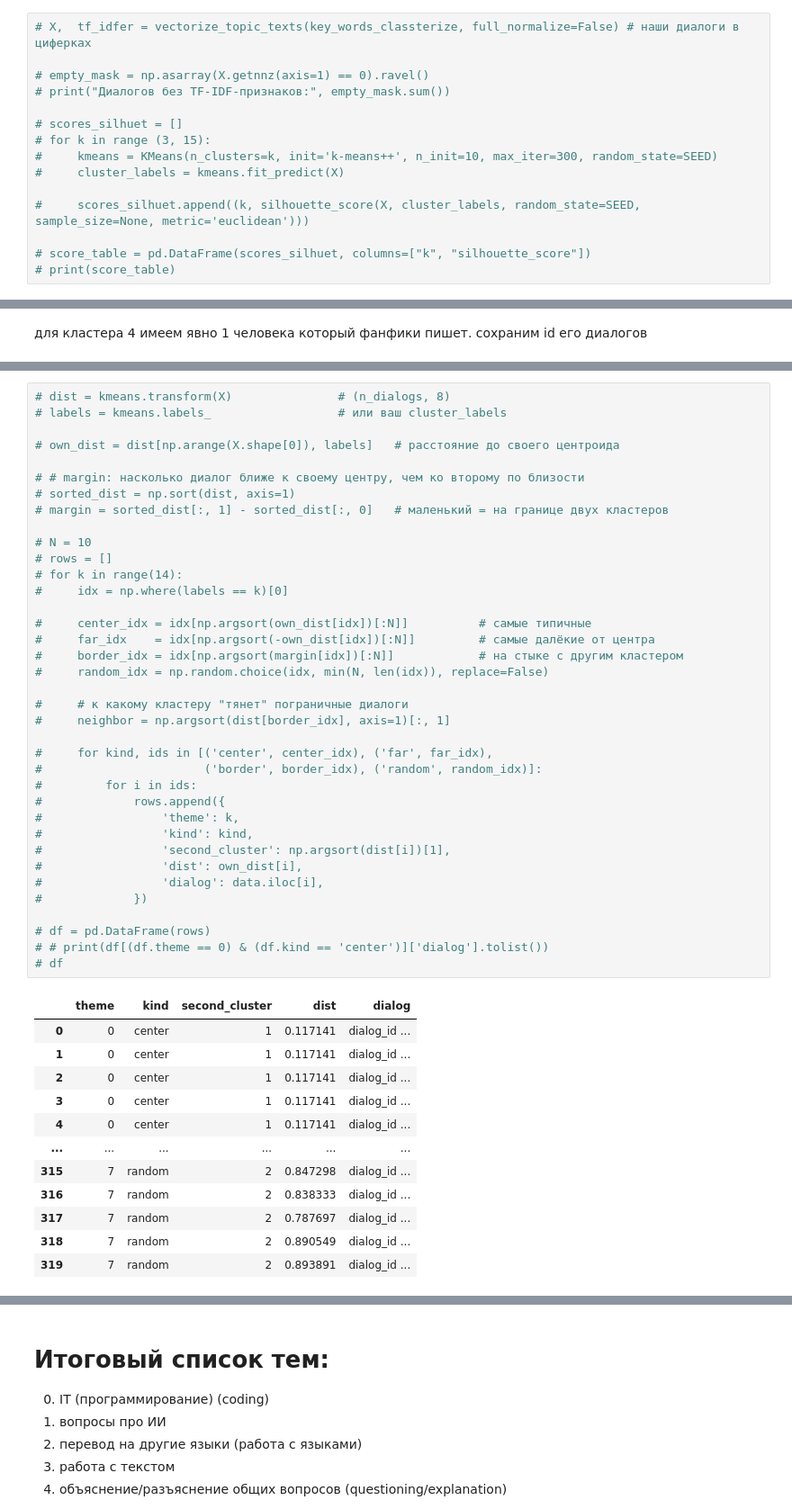
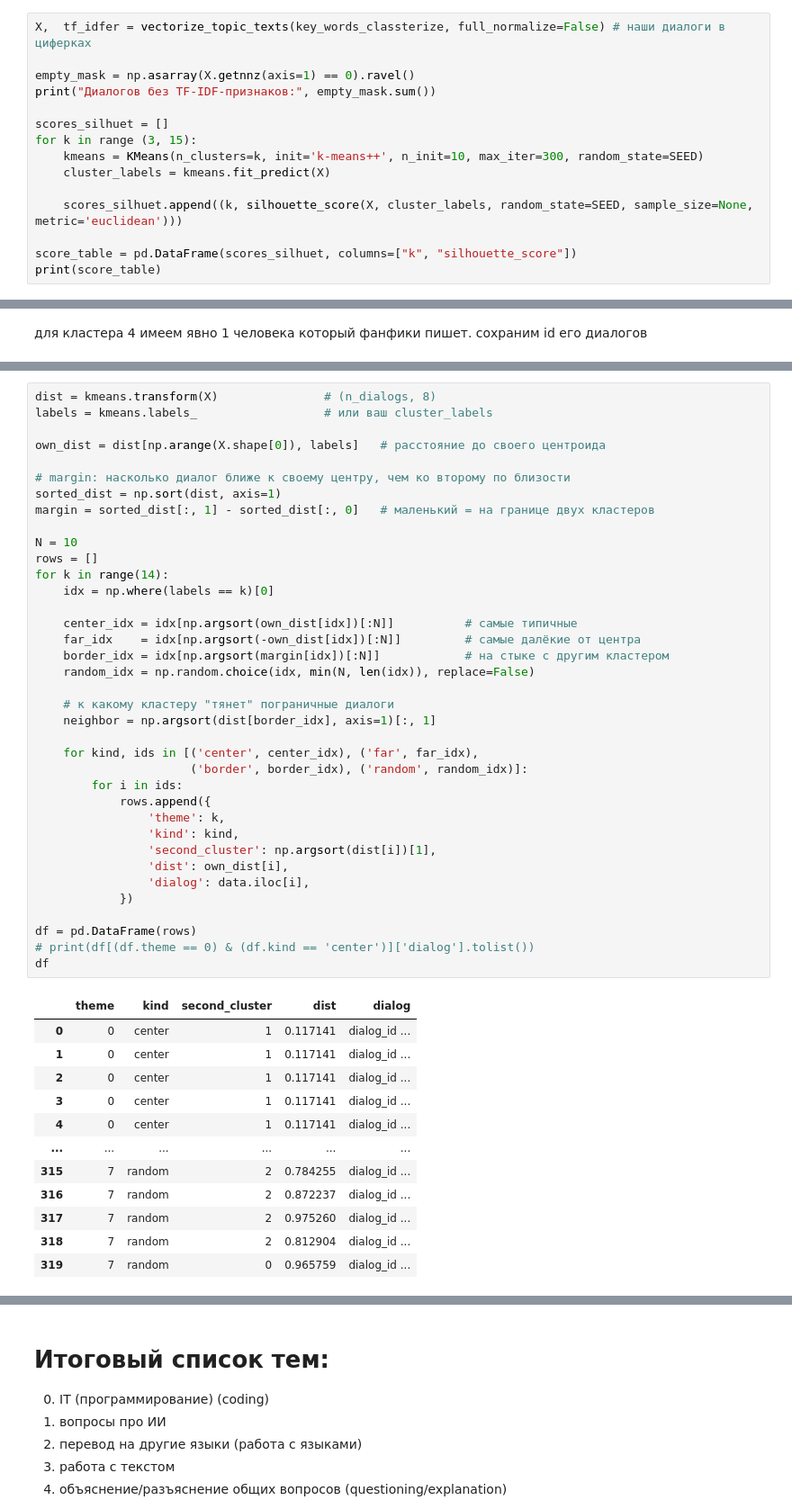
Before and after one commit to Half-Head/ML_homework, a Jupyter notebook: hw1/data_analyze.ipynb, the cells around one changed output, grey strips where cells are left out. Shown at 90% size. Drawn from its saved outputs; the diff is of its cells as text.

Commit message:
final test on hidden data

```diff
--- a/hw1/data_analyze.ipynb
+++ b/hw1/data_analyze.ipynb
@@ -225,17 +260,17 @@ for i in empty_indices[:20]:
 # %% [markdown]
 попробуем еще 1 тест: урежем normalize и попробуем с менее ограниченными словами посмотреть
 # %%
-# X,  tf_idfer = vectorize_topic_texts(key_words_classterize, full_normalize=False) # наши диалоги в циферках
+X,  tf_idfer = vectorize_topic_texts(key_words_classterize, full_normalize=False) # наши диалоги в циферках
 
-# empty_mask = np.asarray(X.getnnz(axis=1) == 0).ravel()
-# print("Диалогов без TF-IDF-признаков:", empty_mask.sum())
+empty_mask = np.asarray(X.getnnz(axis=1) == 0).ravel()
+print("Диалогов без TF-IDF-признаков:", empty_mask.sum())
 
-# scores_silhuet = []
-# for k in range (3, 15):
-#     kmeans = KMeans(n_clusters=k, init='k-means++', n_init=10, max_iter=300, random_state=SEED)
-#     cluster_labels = kmeans.fit_predict(X)
+scores_silhuet = []
+for k in range (3, 15):
+    kmeans = KMeans(n_clusters=k, init='k-means++', n_init=10, max_iter=300, random_state=SEED)
+    cluster_labels = kmeans.fit_predict(X)
 
-#     scores_silhuet.append((k, silhouette_score(X, cluster_labels, random_state=SEED, sample_size=None, metric='euclidean')))
+    scores_silhuet.append((k, silhouette_score(X, cluster_labels, random_state=SEED, sample_size=None, metric='euclidean')))
 
-# score_table = pd.DataFrame(scores_silhuet, columns=["k", "silhouette_score"])
-# print(score_table)
+score_table = pd.DataFrame(scores_silhuet, columns=["k", "silhouette_score"])
+print(score_table)
@@ -341,54 +391,54 @@ NameError: name 'X' is not defined
  'd75c7ff0b31',
  ...]
 # %%
-# dist = kmeans.transform(X)               # (n_dialogs, 8)
-# labels = kmeans.labels_                  # или ваш cluster_labels
+dist = kmeans.transform(X)               # (n_dialogs, 8)
+labels = kmeans.labels_                  # или ваш cluster_labels
 
-# own_dist = dist[np.arange(X.shape[0]), labels]   # расстояние до своего центроида
+own_dist = dist[np.arange(X.shape[0]), labels]   # расстояние до своего центроида
 
-# # margin: насколько диалог ближе к своему центру, чем ко второму по близости
-# sorted_dist = np.sort(dist, axis=1)
-# margin = sorted_dist[:, 1] - sorted_dist[:, 0]   # маленький = на границе двух кластеров
+# margin: насколько диалог ближе к своему центру, чем ко второму по близости
+sorted_dist = np.sort(dist, axis=1)
+margin = sorted_dist[:, 1] - sorted_dist[:, 0]   # маленький = на границе двух кластеров
 
-# N = 10
-# rows = []
-# for k in range(14):
-#     idx = np.where(labels == k)[0]
+N = 10
+rows = []
+for k in range(14):
+    idx = np.where(labels == k)[0]
 
-#     center_idx = idx[np.argsort(own_dist[idx])[:N]]          # самые типичные
-#     far_idx    = idx[np.argsort(-own_dist[idx])[:N]]         # самые далёкие от центра
-#     border_idx = idx[np.argsort(margin[idx])[:N]]            # на стыке с другим кластером
-#     random_idx = np.random.choice(idx, min(N, len(idx)), replace=False)
+    center_idx = idx[np.argsort(own_dist[idx])[:N]]          # самые типичные
+    far_idx    = idx[np.argsort(-own_dist[idx])[:N]]         # самые далёкие от центра
+    border_idx = idx[np.argsort(margin[idx])[:N]]            # на стыке с другим кластером
+    random_idx = np.random.choice(idx, min(N, len(idx)), replace=False)
 
-#     # к какому кластеру "тянет" пограничные диалоги
-#     neighbor = np.argsort(dist[border_idx], axis=1)[:, 1]
+    # к какому кластеру "тянет" пограничные диалоги
+    neighbor = np.argsort(dist[border_idx], axis=1)[:, 1]
 
-#     for kind, ids in [('center', center_idx), ('far', far_idx),
-#                       ('border', border_idx), ('random', random_idx)]:
-#         for i in ids:
-#             rows.append({
-#                 'theme': k,
-#                 'kind': kind,
-#                 'second_cluster': np.argsort(dist[i])[1],
-#                 'dist': own_dist[i],
-#                 'dialog': data.iloc[i],
-#             })
+    for kind, ids in [('center', center_idx), ('far', far_idx),
+                      ('border', border_idx), ('random', random_idx)]:
+        for i in ids:
+            rows.append({
+                'theme': k,
+                'kind': kind,
+                'second_cluster': np.argsort(dist[i])[1],
+                'dist': own_dist[i],
+                'dialog': data.iloc[i],
+            })
 
-# df = pd.DataFrame(rows)
-# # print(df[(df.theme == 0) & (df.kind == 'center')]['dialog'].tolist())
-# df
+df = pd.DataFrame(rows)
+# print(df[(df.theme == 0) & (df.kind == 'center')]['dialog'].tolist())
+df
 # %% [output]
 |  | theme | kind | second_cluster | dist | dialog |
 | 0 | 0 | center | 1 | 0.117141 | dialog_id ... |
 | 1 | 0 | center | 1 | 0.117141 | dialog_id ... |
 | 2 | 0 | center | 1 | 0.117141 | dialog_id ... |
 | 3 | 0 | center | 1 | 0.117141 | dialog_id ... |
 | 4 | 0 | center | 1 | 0.117141 | dialog_id ... |
 | ... | ... | ... | ... | ... | ... |
-| 315 | 7 | random | 2 | 0.847298 | dialog_id ... |
-| 316 | 7 | random | 2 | 0.838333 | dialog_id ... |
-| 317 | 7 | random | 2 | 0.787697 | dialog_id ... |
-| 318 | 7 | random | 2 | 0.890549 | dialog_id ... |
-| 319 | 7 | random | 2 | 0.893891 | dialog_id ... |
+| 315 | 7 | random | 2 | 0.784255 | dialog_id ... |
+| 316 | 7 | random | 2 | 0.872237 | dialog_id ... |
+| 317 | 7 | random | 2 | 0.975260 | dialog_id ... |
+| 318 | 7 | random | 2 | 0.812904 | dialog_id ... |
+| 319 | 7 | random | 0 | 0.965759 | dialog_id ... |
 320 rows × 5 columns
 # %%
```
Also changed, not shown: parts of 21 cells of this notebook, 11 other files.
